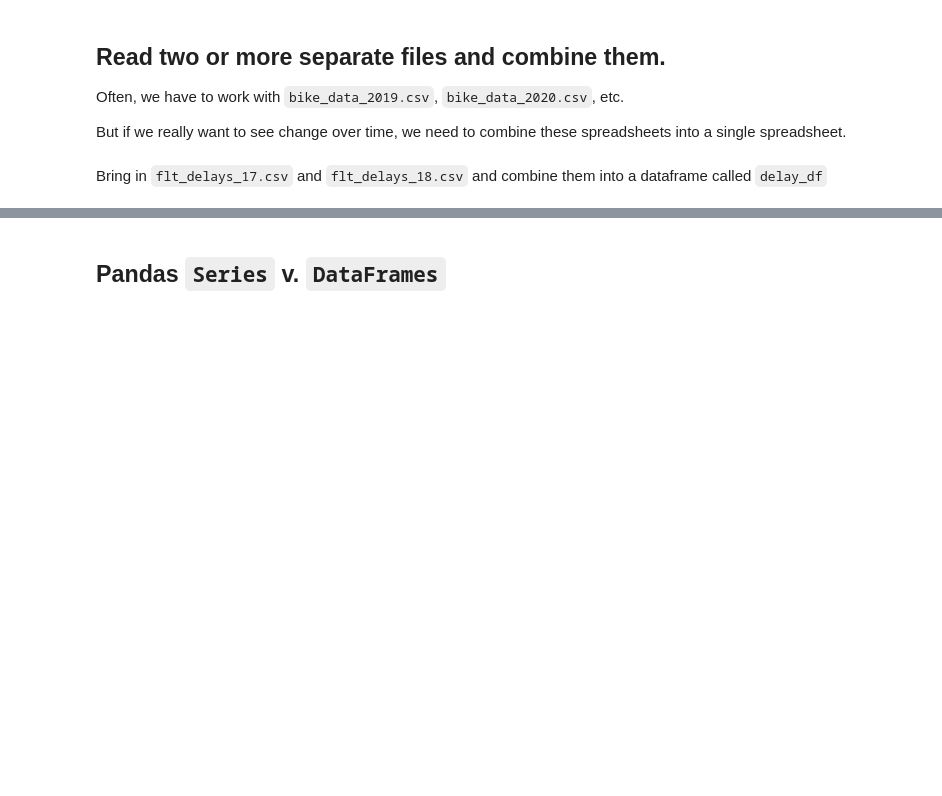
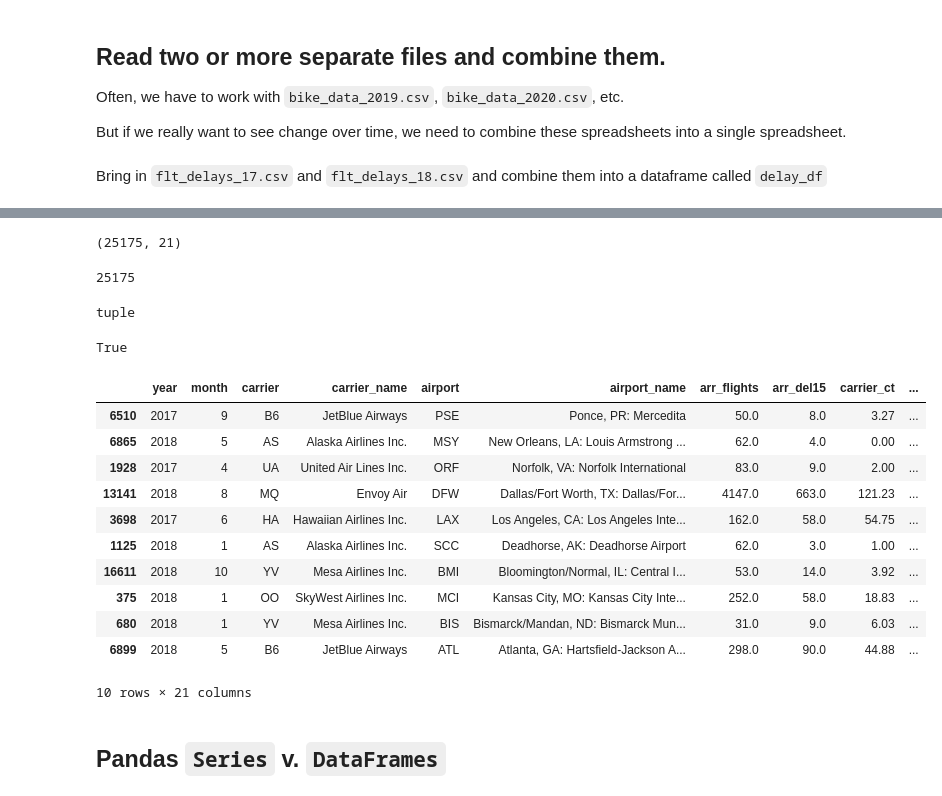
Before and after one commit to franciscouranga52/2023-jupyter-intro, a Jupyter notebook: wk03-pandas-importing-explore-BLANK.ipynb, the cells around one changed output, grey strips where cells are left out. Saved outputs shown, nothing was run; the diff lists cells and outputs as text; code cells hidden in the pictures; blank space fills up the shorter version.

````diff
--- a/wk03-pandas-importing-explore-BLANK.ipynb
+++ b/wk03-pandas-importing-explore-BLANK.ipynb
@@ -104,5 +278,7 @@ But if we really want to see change over time, we need to combine these spreadsh
 Bring in ```flt_delays_17.csv``` and ```flt_delays_18.csv``` and combine them into a dataframe called ```delay_df```
 # %%
 ## first read the individual csv files and store in dataframes
+df17 = pd.read_csv("data/flt-delays-17.csv")
+df18 = pd.read_csv("data/flt-delays-18.csv")
 # %%
 ## confirm they are in similar columns
@@ -115,8 +340,18 @@
 # %%
 ## concat the two by placing both dataframes in a list
+df_delays = pd.concat([df17,df18])
+df_delays.shape
+# %% [output]
+(25175, 21)
 # %%
 ## How many total rows?
+df_delays.shape[0]
+# %% [output]
+25175
 # %%
 ## what type of data is a shape
+type(df_delays.shape)
+# %% [output]
+tuple
 # %%
 ## we can pull out values from a tuple, just like a list or dictionary
@@ -125,5 +358,25 @@
+# %%
+## the number of rows should add up correctly
+## Dos == no son como hacer una asignacion de valor si no que pregunta si es igual, valida
+df18.shape[0] + df17.shape[0] == df_delays.shape[0]
+# %% [output]
+True
 # %%
 ### Get a sample of the new df
+df_delays.sample (10)
+# %% [output]
+|  | year | month | carrier | carrier_name | airport | airport_name | arr_flights | arr_del15 | carrier_ct | ... |
+| 6510 | 2017 | 9 | B6 | JetBlue Airways | PSE | Ponce, PR: Mercedita | 50.0 | 8.0 | 3.27 | ... |
+| 6865 | 2018 | 5 | AS | Alaska Airlines Inc. | MSY | New Orleans, LA: Louis Armstrong ... | 62.0 | 4.0 | 0.00 | ... |
+| 1928 | 2017 | 4 | UA | United Air Lines Inc. | ORF | Norfolk, VA: Norfolk International | 83.0 | 9.0 | 2.00 | ... |
+| 13141 | 2018 | 8 | MQ | Envoy Air | DFW | Dallas/Fort Worth, TX: Dallas/For... | 4147.0 | 663.0 | 121.23 | ... |
+| 3698 | 2017 | 6 | HA | Hawaiian Airlines Inc. | LAX | Los Angeles, CA: Los Angeles Inte... | 162.0 | 58.0 | 54.75 | ... |
+| 1125 | 2018 | 1 | AS | Alaska Airlines Inc. | SCC | Deadhorse, AK: Deadhorse Airport | 62.0 | 3.0 | 1.00 | ... |
+| 16611 | 2018 | 10 | YV | Mesa Airlines Inc. | BMI | Bloomington/Normal, IL: Central I... | 53.0 | 14.0 | 3.92 | ... |
+| 375 | 2018 | 1 | OO | SkyWest Airlines Inc. | MCI | Kansas City, MO: Kansas City Inte... | 252.0 | 58.0 | 18.83 | ... |
+| 680 | 2018 | 1 | YV | Mesa Airlines Inc. | BIS | Bismarck/Mandan, ND: Bismarck Mun... | 31.0 | 9.0 | 6.03 | ... |
+| 6899 | 2018 | 5 | B6 | JetBlue Airways | ATL | Atlanta, GA: Hartsfield-Jackson A... | 298.0 | 90.0 | 44.88 | ... |
+10 rows × 21 columns
 # %% [markdown]
 ## Pandas ```Series``` v. ```DataFrames```
 # %%
````
Also changed, not shown: parts of 25 cells of this notebook, 1 other file.
